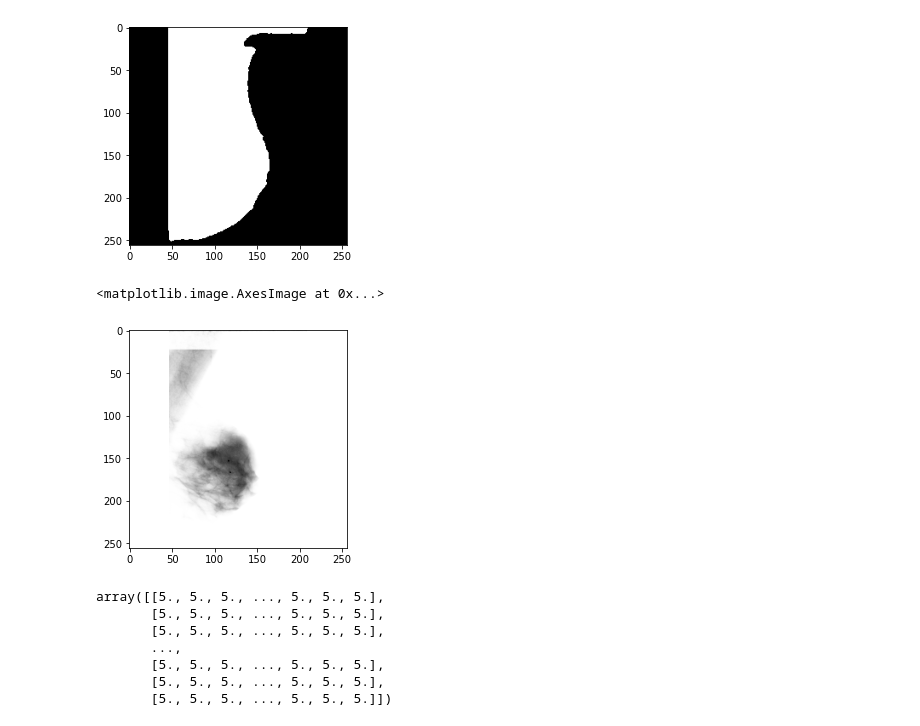
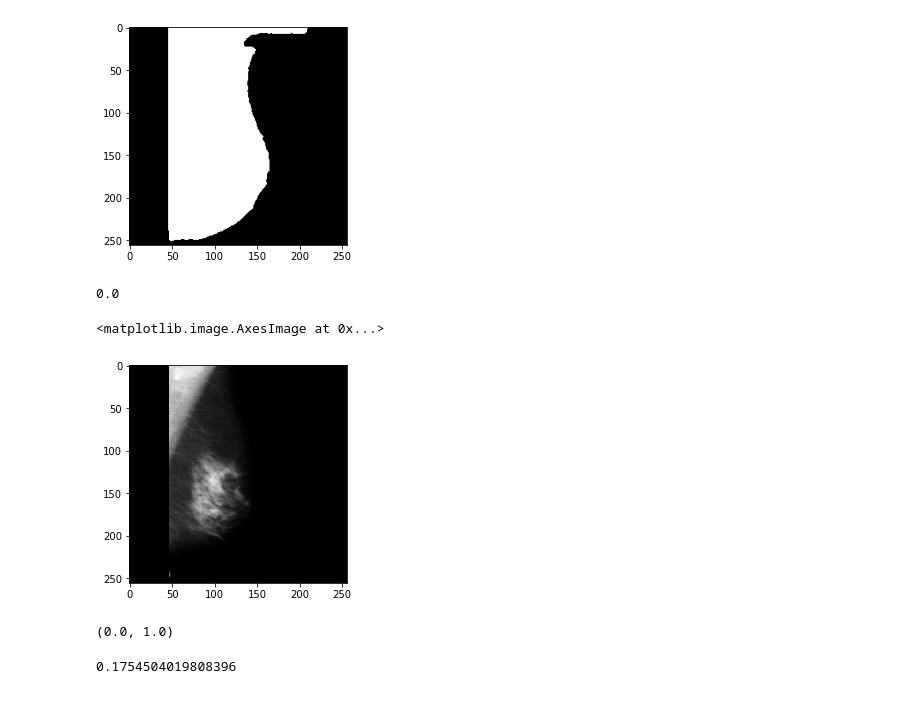
Before and after one commit to data-and-code/trabajo_con_imagenes, a Jupyter notebook: data-raw/just_code.ipynb, the cells around one changed output. Drawn from its saved outputs; the diff is of its cells as text; code cells hidden in the pictures.

```diff
--- a/data-raw/just_code.ipynb
+++ b/data-raw/just_code.ipynb
@@ -165,31 +166,40 @@ plt.imshow(imgs_bin_clean[1], cmap='gray')
 plt.show()
 # %% [output]
 [figure]
+# %%
+img_p = imgs_clean[41].copy().astype(float)
+img_p *= 1/float(255)
+img_p.min()
+# %% [output]
+0.0
 # %%
+img_p = imgs_clean[41].copy().astype(float)
+img_p *= 1/float(255)
+img_p = np.float32(img_p)
+
 # Hacemos una copia de la imagen limpia 51
-img_p = imgs_clean[1].copy().astype(float)
-
 a = 5
 b = 2
 
 def BDF(t):
     return (t ** (a - 1)) * ((1 - t) ** (b - 1))
 
 with np.nditer(img_p, op_flags=['readwrite']) as it:
     for x in it:
         x[...], _ = quad(BDF, 0, x) / beta(a, b)
 
 plt.imshow(img_p, cmap='gray')
 # %% [output]
 <matplotlib.image.AxesImage at 0x...>
-[figure, old version]
+[figure, new version]
-# %%
-img_p
-# %% [output]
-array([[5., 5., 5., ..., 5., 5., 5.],
-       [5., 5., 5., ..., 5., 5., 5.],
-       [5., 5., 5., ..., 5., 5., 5.],
-       ...,
-       [5., 5., 5., ..., 5., 5., 5.],
-       [5., 5., 5., ..., 5., 5., 5.],
-       [5., 5., 5., ..., 5., 5., 5.]])
+# %%
+img_p.min(), img_p.max()
+# %% [output]
+(0.0, 1.0)
+# %%
+m = np.count_nonzero(img_p)
+
+mu_k = (1 / m) * np.sum(img_p)
+mu_k
+# %% [output]
+0.1754504019808396
```
Also changed, not shown: parts of 3 cells of this notebook.
